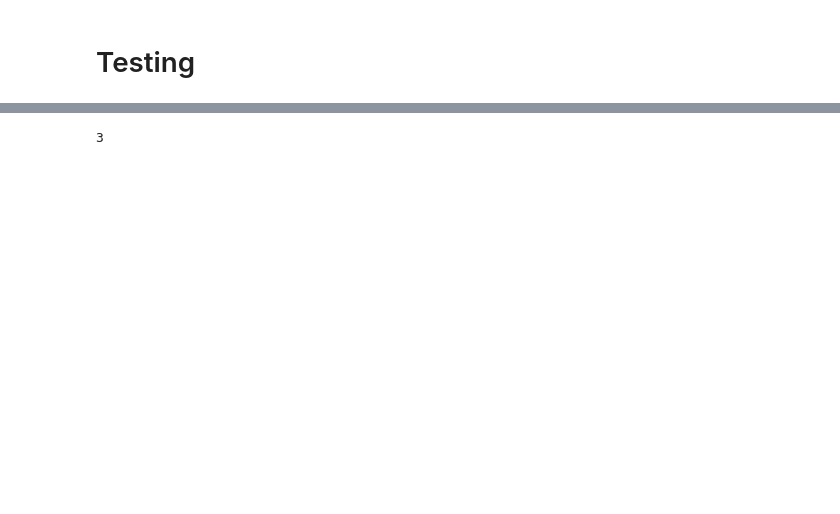
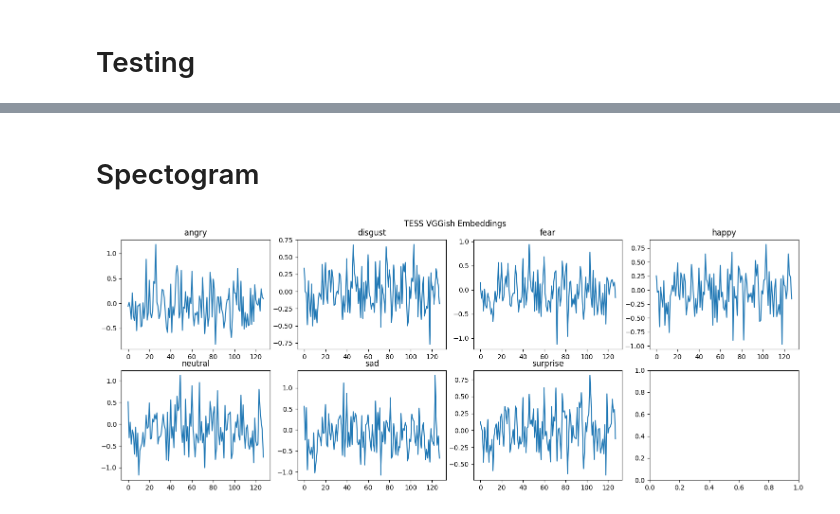
Before and after one commit to SaminYaser-work/audio-preprocessing-and-feature-extraction, a Jupyter notebook: notebook/vggish_emb.ipynb, the cells around one changed output, grey strips where cells are left out. Cells and saved outputs as stored; diff of their text form; code cells hidden in the pictures; blank space fills up the shorter version.

Commit message:
Plotting embeddings

```diff
--- a/notebook/vggish_emb.ipynb
+++ b/notebook/vggish_emb.ipynb
@@ -10,7 +11,7 @@ CLASSES6 = ['angry', 'disgust', 'fear', 'happy', 'neutral', 'sad']
 CLASSES7 = ['angry', 'disgust', 'fear', 'happy', 'neutral', 'sad', 'surprise']
 # %%
 # Load the model.
-model = hub.load('https://tfhub.dev/google/vggish/1')
+model_vgg = hub.load('https://tfhub.dev/google/vggish/1')
 # %%
 dl = data_loader(
     Crema_path='../Datasets/Crema/',
@@ -25,7 +26,7 @@ def get_embeddings(filename, label):
     if sr != 16000:
         data = librosa.resample(y=data, orig_sr=sr, target_sr=16000, res_type='kaiser_best')
 
-    embeddings = model(data)
+    embeddings = model_vgg(data)
     num_embeddings = tf.shape(embeddings)[0]
     return embeddings, tf.repeat(label, num_embeddings)
 # %%
@@ -97,4 +75,0 @@ array([ 0.6197338 , -0.29157487, -0.09512645, -0.87194926, -0.07587396,
-# %%
-y[200]
-# %% [output]
-3
@@ -100,0 +80,30 @@ y[200]
+# %% [markdown]
+# Spectogram
+# %%
+from math import ceil
+
+
+def plot_embeddings(df, name):
+
+    if df['Emotion'].nunique() == 6:
+        classes = CLASSES6
+    else:
+        classes = CLASSES7
+
+    fig, axs = plt.subplots(2, ceil(len(classes) / 2), figsize=(15, 6), facecolor='w', edgecolor='k')
+    fig.subplots_adjust(hspace = .3, wspace=.3)
+    fig.suptitle(f'{name} VGGish Embeddings')
+    fig.tight_layout()
+    axs = axs.ravel()
+
+    for i in range(len(classes)):
+        emb = get_embeddings(df[df['Emotion'] == classes[i]]['File_Path'].iloc[0], df[df['Emotion'] == classes[i]]['Emotion'].iloc[0])
+        axs[i].plot(emb[0][0])
+        # axs[i].imshow(emb[0].numpy(), aspect='auto', interpolation='nearest', origin='lower', cmap='jet')
+        axs[i].set_title(classes[i])
+    # plt.legend()
+    # plt.show()
+# %%
+plot_embeddings(tess, 'TESS')
+# %% [output]
+[figure, added]
```
Also changed, not shown: parts of 14 cells of this notebook, 1 other file.
